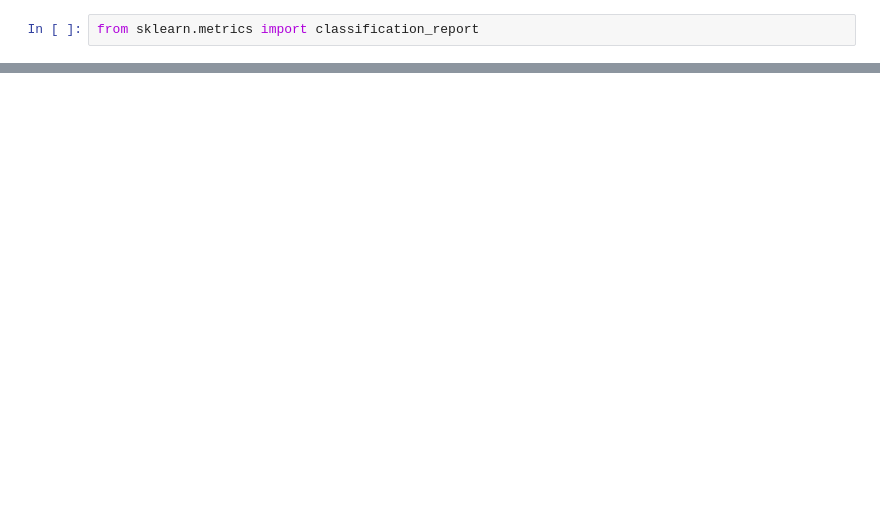
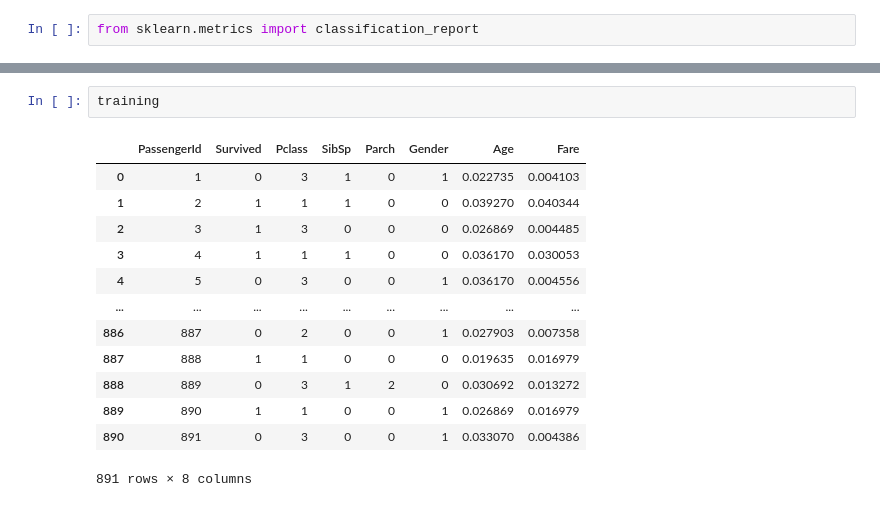
Before and after one commit to karthikowo/kaggle-titanic-challenge, a Jupyter notebook: titanic.ipynb, the cells around one changed output, grey strips where cells are left out. Saved outputs shown, nothing was run; the diff lists cells and outputs as text; blank space fills up the shorter version.

```diff
--- a/titanic.ipynb
+++ b/titanic.ipynb
@@ -241,0 +341,16 @@ weighted avg       0.80      0.80      0.80       295
+# %%
+training
+# %% [output]
+|  | PassengerId | Survived | Pclass | SibSp | Parch | Gender | Age | Fare |
+| 0 | 1 | 0 | 3 | 1 | 0 | 1 | 0.022735 | 0.004103 |
+| 1 | 2 | 1 | 1 | 1 | 0 | 0 | 0.039270 | 0.040344 |
+| 2 | 3 | 1 | 3 | 0 | 0 | 0 | 0.026869 | 0.004485 |
+| 3 | 4 | 1 | 1 | 1 | 0 | 0 | 0.036170 | 0.030053 |
+| 4 | 5 | 0 | 3 | 0 | 0 | 1 | 0.036170 | 0.004556 |
+| ... | ... | ... | ... | ... | ... | ... | ... | ... |
+| 886 | 887 | 0 | 2 | 0 | 0 | 1 | 0.027903 | 0.007358 |
+| 887 | 888 | 1 | 1 | 0 | 0 | 0 | 0.019635 | 0.016979 |
+| 888 | 889 | 0 | 3 | 1 | 2 | 0 | 0.030692 | 0.013272 |
+| 889 | 890 | 1 | 1 | 0 | 0 | 1 | 0.026869 | 0.016979 |
+| 890 | 891 | 0 | 3 | 0 | 0 | 1 | 0.033070 | 0.004386 |
+891 rows × 8 columns
```
Also changed, not shown: parts of 29 cells of this notebook, 1 other file.
